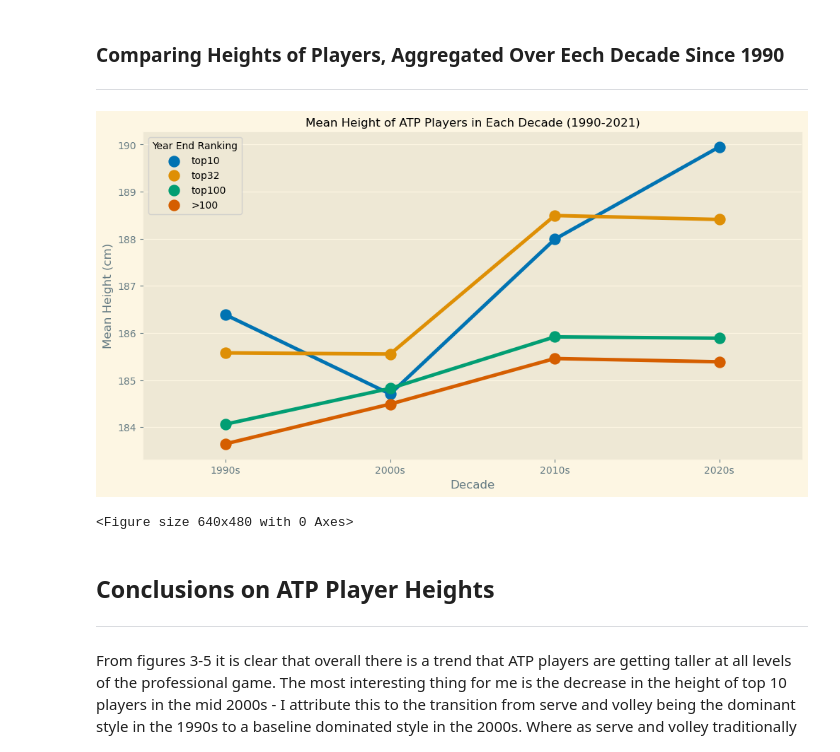
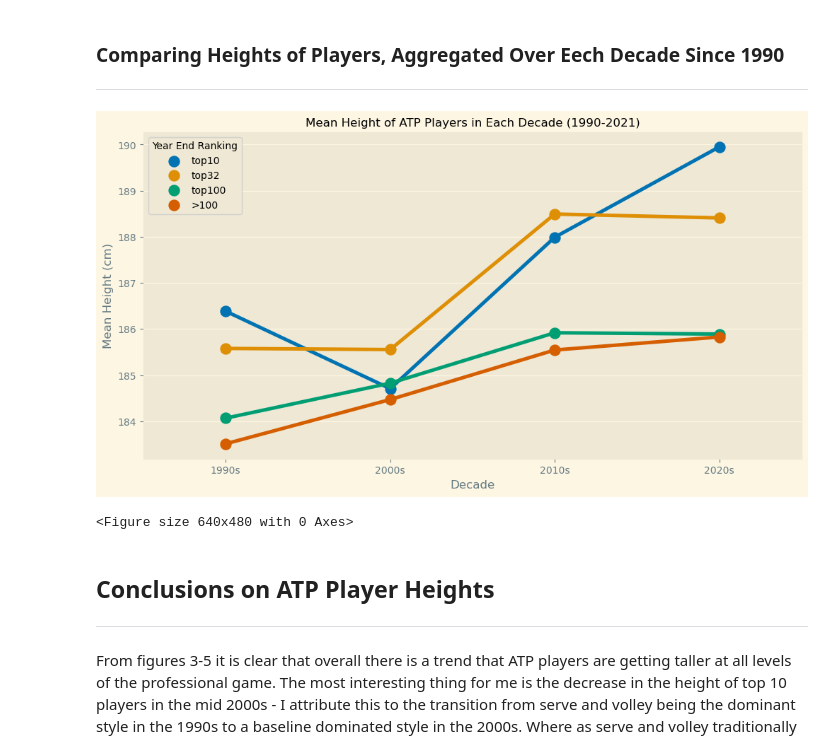
Before and after one commit to jameswmiller/ATP_project, a Jupyter notebook: ATP_eda.ipynb, the cells around one changed output. Saved outputs shown, nothing was run; the diff lists cells and outputs as text; code cells hidden in the pictures.

```diff
--- a/ATP_eda.ipynb
+++ b/ATP_eda.ipynb
@@ -110,19 +123,19 @@ Overall I believe fig1 and fig2 show strong evidence of increasing set (and ther
 With modern training methods and adavances in sports science, being very tall is no longer seen as the disadvantage it used to be. Tennis is all about your ability to move laterally on the court, and while taller players used to have an advantage with power and on serve, they would often suffer in their ability to move effectively laterally or to low balls. However, in recent years we have seen taller players begin to appear in the later stages or grand slams and at the top of the rankings. In 2009 Juan Martin Delpotro became the tallest player ever to win a grand slam at 6'6", and in 2022 Daniil Medvedev, also 6'6", became the tallest world no. 1 ranked player ever.
 
 Players under 6 feet tall were regular winners of grand slams in 20th century, with greats like Ken Rosewall (5'7), Rod Laver (5'8), Bjorn Borg (5'11), Michael Chang (5'9) and Andre Aggassi (5'11) picking up multiple titles. However, the last player under 6 feet tall to win a slam was Gaston Gaudio (5'9) in 2004 and as of July 2023, the highest ranked player under 6 feet is Adrian Mannarino at no. 27 - hardly a threat at the biggest tournaments. It wouldn't be a surprise to me if we never see a player under 6 feet tall win a slam again, unless there is another signifcant change in how the sport is played - the disadvantages are simply too graet. But does this tred apply to all top players, and how much taller are they now than in the past?
-# %%
-df = players_by_year.query('year_end_ranking <= 200') # Here we shall consider a top player as a player who ended the year in the top 200
-df = df[df.height.notna()] # Only include players who have a listed height
-heights = df.groupby(['year', 'year_end_ranking_cat'], as_index=False).height.mean()  # calculate mean heights of players in their respective ranking categories
-
-def add_year_cats(year):
-    """Adds decades to dataset, useful for comparing eras"""
-    if year < 2000:
-        return '1990s'
-    elif year < 2010:
-        return '2000s'
-    elif year < 2020:
-        return '2010s'
-    return '2020s'
-
-df['year_cat'] = df.year.apply(add_year_cats)
+# %%
+df = players_by_year.query('year_end_ranking <= 500')
+df = df[df.height.notna()] # Only include players who have a listed height
+
+heights = df.groupby(['year', 'year_end_ranking_cat'],
+                     as_index=False).height.mean()
+# %%
+def add_year_cats(year):
+    """Adds Decades to Player Dataset"""
+    if year < 2000:
+        return '1990s'
+    elif year < 2010:
+        return '2000s'
+    elif year < 2020:
+        return '2010s'
+    return '2020s'
@@ -169,18 +189,21 @@ plt.show()
 ### Comparing Heights of Players, Aggregated Over Eech Decade Since 1990
 ---
 # %%
-heights_decade = df.groupby(['year_cat', 'year_end_ranking_cat'], as_index=False).height.mean()
+heights_decade = df.groupby(['year_cat', 'year_end_ranking_cat'],
+                            as_index=False).height.mean()
 
 fig5 = plt.figure(figsize=(12, 6))
-sns.pointplot(x='year_cat', y='height', hue='year_end_ranking_cat', data=heights_decade)
+sns.pointplot(x='year_cat', y='height', data=heights_decade,
+              hue='year_end_ranking_cat')
+
 plt.legend(title='Year End Ranking')
 plt.title('Mean Height of ATP Players in Each Decade (1990-2021)', fontsize=12)
 plt.ylabel('Mean Height (cm)')
 plt.xlabel('Decade')
 plt.show()
 plt.clf()
 # %% [output]
-[figure, old version]
+[figure, new version]
 <Figure size 640x480 with 0 Axes>
 # %% [markdown]
 ## Conclusions on ATP Player Heights
```
Also changed, not shown: parts of 17 cells of this notebook, 2 other files.
